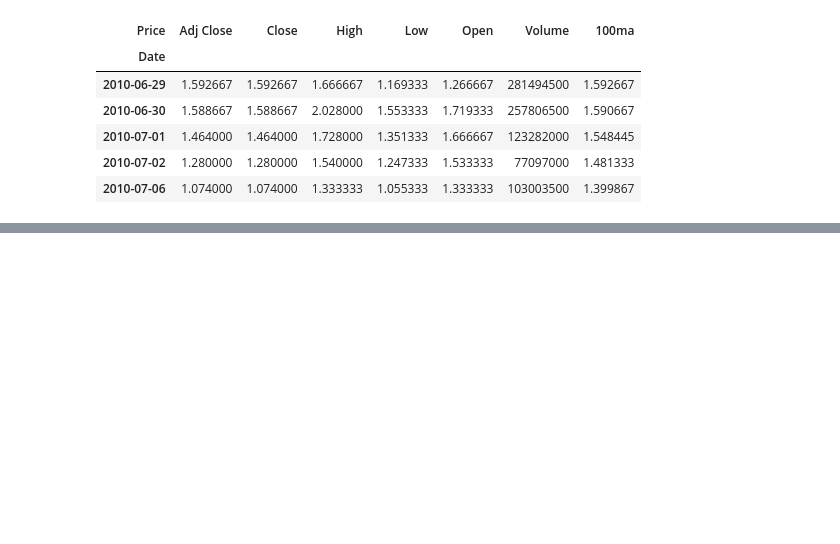
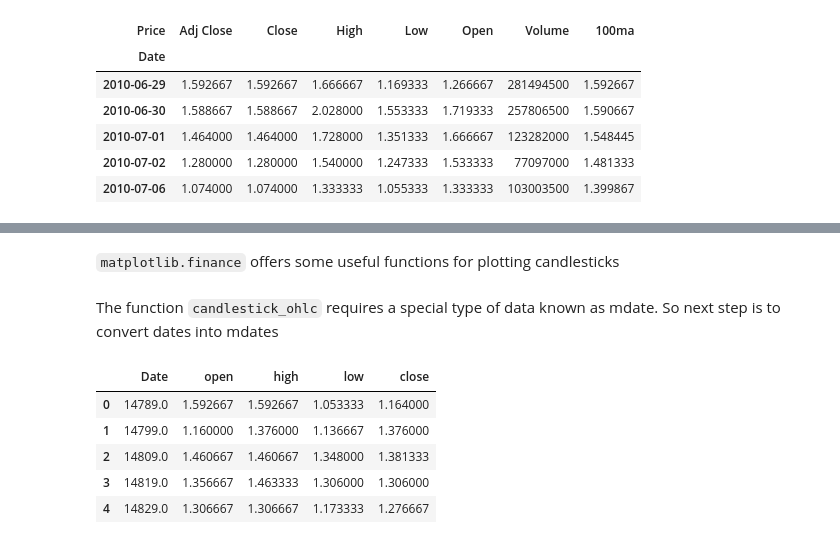
Before and after one commit to isaacoduh/data-portfolio, a Jupyter notebook: Finance/Python Finance 101/python_finance.ipynb, the cells around one changed output, grey strips where cells are left out. Drawn from its saved outputs; the diff is of its cells as text; code cells hidden in the pictures; blank space fills up the shorter version.

```diff
--- a/Finance/Python Finance 101/python_finance.ipynb
+++ b/Finance/Python Finance 101/python_finance.ipynb
@@ -124,0 +139,2 @@ plt.show()
+# %% [markdown]
+`matplotlib.finance` offers some useful functions for plotting candlesticks
@@ -124,0 +144,13 @@ plt.show()
+# %% [markdown]
+The function `candlestick_ohlc` requires a special type of data known as mdate. So next step is to convert dates into mdates
+# %%
+df_ohlc.reset_index(inplace=True)
+df_ohlc.Date = df_ohlc.Date.map(mdates.date2num)
+df_ohlc.head()
+# %% [output]
+|  | Date | open | high | low | close |
+| 0 | 14789.0 | 1.592667 | 1.592667 | 1.053333 | 1.164000 |
+| 1 | 14799.0 | 1.160000 | 1.376000 | 1.136667 | 1.376000 |
+| 2 | 14809.0 | 1.460667 | 1.460667 | 1.348000 | 1.381333 |
+| 3 | 14819.0 | 1.356667 | 1.463333 | 1.306000 | 1.306000 |
+| 4 | 14829.0 | 1.306667 | 1.306667 | 1.173333 | 1.276667 |
```
Also changed, not shown: parts of 7 cells of this notebook.
